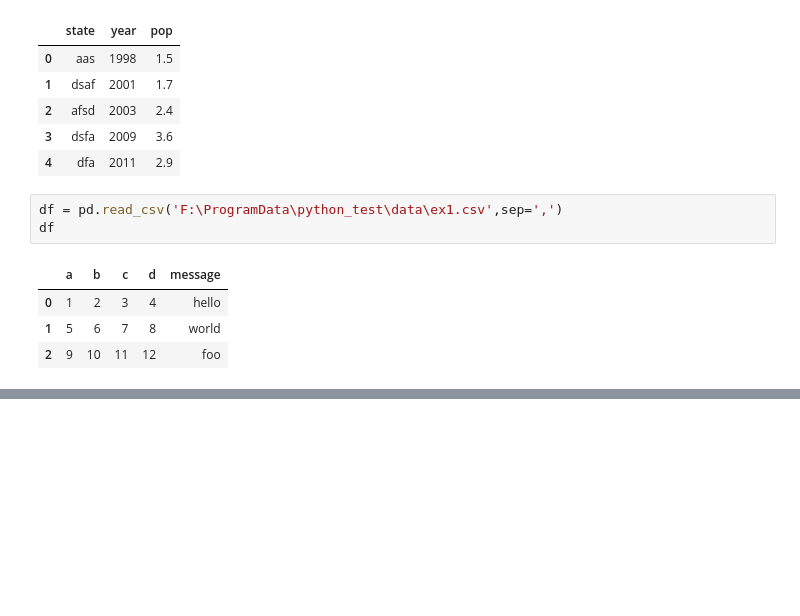
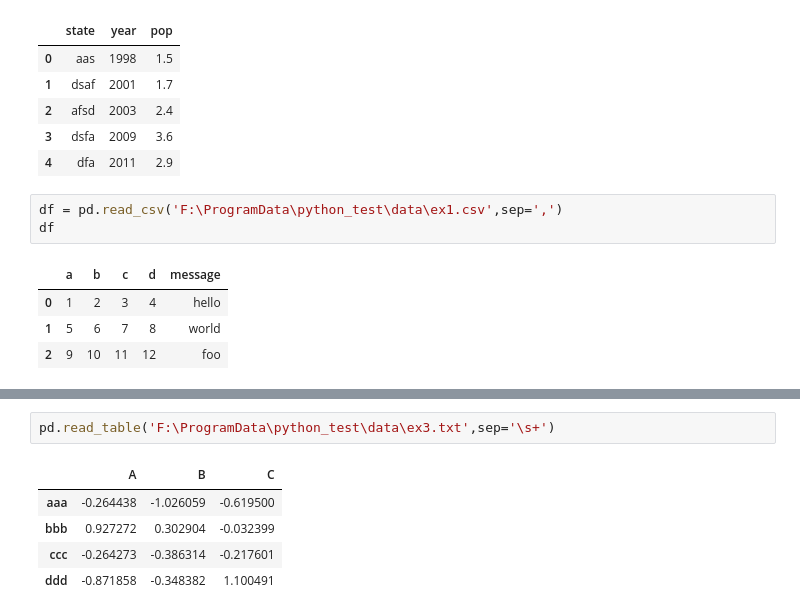
Before and after one commit to gudian1618/python_test, a Jupyter notebook: arraydemo.ipynb, the cells around one changed output, grey strips where cells are left out. Drawn from its saved outputs; the diff is of its cells as text; blank space fills up the shorter version.

```diff
--- a/arraydemo.ipynb
+++ b/arraydemo.ipynb
@@ -136,0 +173,8 @@ df
+# %%
+pd.read_table('F:\ProgramData\python_test\data\ex3.txt',sep='\s+')
+# %% [output]
+|  | A | B | C |
+| aaa | -0.264438 | -1.026059 | -0.619500 |
+| bbb | 0.927272 | 0.302904 | -0.032399 |
+| ccc | -0.264273 | -0.386314 | -0.217601 |
+| ddd | -0.871858 | -0.348382 | 1.100491 |
```
Also changed, not shown: parts of 9 cells of this notebook.
